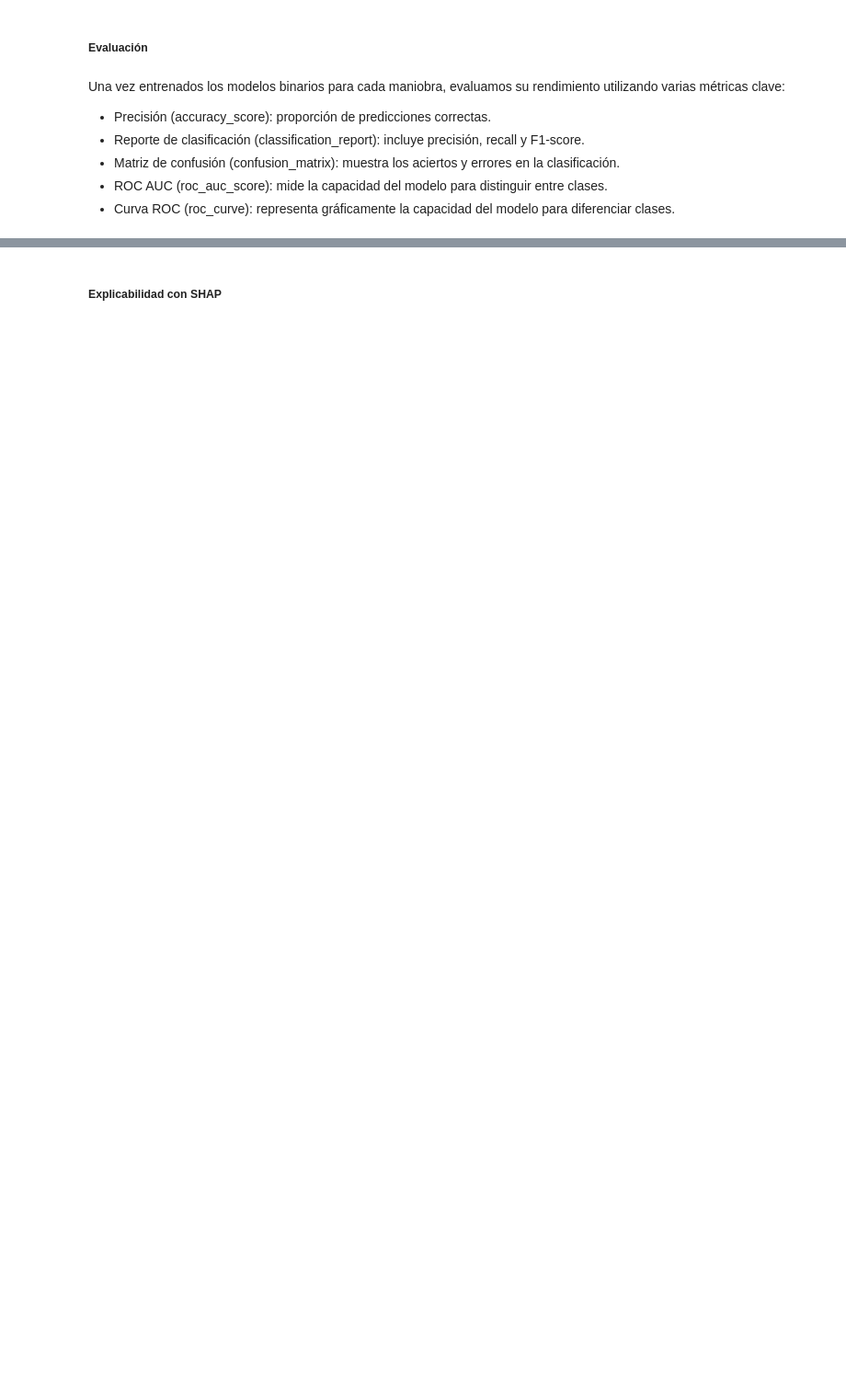
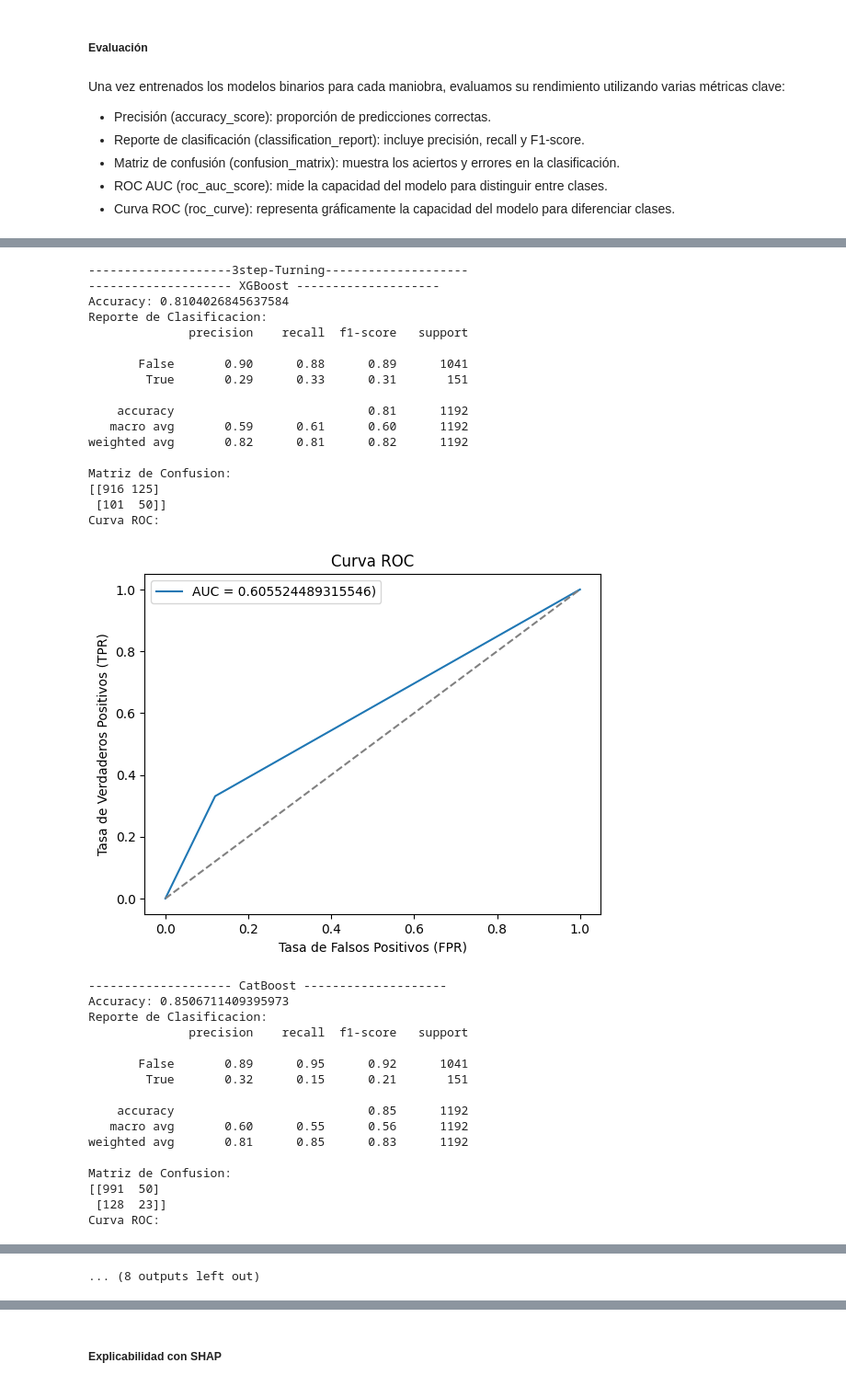
Before and after one commit to SYJUN107/Car-Maneuver-Predictor, a Jupyter notebook: main.ipynb, the cells around one changed output, grey strips where cells are left out. Shown at 92% size. Cells and saved outputs as stored; diff of their text form; code cells hidden in the pictures; blank space fills up the shorter version.

```diff
--- a/main.ipynb
+++ b/main.ipynb
@@ -406,5 +520,3 @@ Shrink model to first 44 iterations.
 ##### Predicciones
 # %% [markdown]
 Después de entrenar el modelo, utilizamos los datos de prueba para realizar predicciones y evaluar su rendimiento.
-# %%
-y_pred = model.predict(X_test_scaled)
@@ -575,4 +757,7 @@ X_train_flat_balanced_uturnings, y_train_flat_balanced_uturnings = smote.fit_res
 # %%
+cat_models = []
+y_cat = []
+
 # 3step-Turning
 model_3step = CatBoostClassifier(
     iterations=500,
@@ -583,7 +768,10 @@ model_3step = CatBoostClassifier(
     verbose=100,
     random_seed=42
 )
-model_3step.fit(X_train_flat_balanced_3step, y_train_flat_balanced_3step, eval_set=(X_test_scaled, y_test_flat_3step), early_stopping_rounds=50)
+model_3step.fit(X_train_balanced_3step, y_train_balanced_3step, eval_set=(X_test_scaled, y_test_flat_3step), early_stopping_rounds=50)
+
+cat_models.append(model_3step)
+y_cat.append(y_test_flat_3step)
 
 # Overtaking
 model_overtaking = CatBoostClassifier(
@@ -595,7 +783,10 @@ model_overtaking = CatBoostClassifier(
     verbose=100,
     random_seed=42
 )
-model_overtaking.fit(X_train_flat_balanced_overtaking, y_train_flat_balanced_overtaking, eval_set=(X_test_scaled, y_test_flat_overtaking), early_stopping_rounds=50)
+model_overtaking.fit(X_train_balanced_overtaking, y_train_balanced_overtaking, eval_set=(X_test_scaled, y_test_flat_overtaking), early_stopping_rounds=50)
+
+cat_models.append(model_overtaking)
+y_cat.append(y_test_flat_overtaking)
 
 # Stopping
 model_stopping = CatBoostClassifier(
@@ -607,7 +798,10 @@ model_stopping = CatBoostClassifier(
     verbose=100,
     random_seed=42
 )
-model_stopping.fit(X_train_flat_balanced_stopping, y_train_flat_balanced_stopping, eval_set=(X_test_scaled, y_test_flat_stopping), early_stopping_rounds=50)
+model_stopping.fit(X_train_balanced_stopping, y_train_balanced_stopping, eval_set=(X_test_scaled, y_test_flat_stopping), early_stopping_rounds=50)
+
+cat_models.append(model_stopping)
+y_cat.append(y_test_flat_stopping)
 
 # Turnings
 model_turnings = CatBoostClassifier(
@@ -619,7 +813,10 @@ model_turnings = CatBoostClassifier(
     verbose=100,
     random_seed=42
 )
-model_turnings.fit(X_train_flat_balanced_turnings, y_train_flat_balanced_turnings, eval_set=(X_test_scaled, y_test_flat_turnings), early_stopping_rounds=50)
+model_turnings.fit(X_train_balanced_turnings, y_train_balanced_turnings, eval_set=(X_test_scaled, y_test_flat_turnings), early_stopping_rounds=50)
+
+cat_models.append(model_turnings)
+y_cat.append(y_test_flat_turnings)
 
 # U-Turnings
 model_uturnings = CatBoostClassifier(
@@ -631,5 +828,8 @@ model_uturnings = CatBoostClassifier(
     verbose=100,
     random_seed=42
 )
-model_uturnings.fit(X_train_flat_balanced_uturnings, y_train_flat_balanced_uturnings, eval_set=(X_test_scaled, y_test_flat_uturnings), early_stopping_rounds=50)
+model_uturnings.fit(X_train_balanced_uturnings, y_train_balanced_uturnings, eval_set=(X_test_scaled, y_test_flat_uturnings), early_stopping_rounds=50)
+
+cat_models.append(model_uturnings)
+y_cat.append(y_test_flat_uturnings)
 # %% [output]
@@ -756,0 +863,46 @@ Curva ROC:
+# %%
+for idx in range(len(xgb_models)):
+    print("-" * 20 + y_xgb[idx].name + "-" * 20)
+
+    print("-" * 20, "XGBoost", "-" * 20)
+    y_pred = xgb_models[idx].predict(X_test_scaled)
+    get_accuracy(y_xgb[idx], y_pred)
+
+    print("-" * 20, "CatBoost", "-" * 20)
+    y_pred = cat_models[idx].predict(X_test_scaled)
+    get_accuracy(y_cat[idx], y_pred)
+# %% [output]
+--------------------3step-Turning--------------------
+-------------------- XGBoost --------------------
+Accuracy: 0.8104026845637584
+Reporte de Clasificacion:
+              precision    recall  f1-score   support
+
+       False       0.90      0.88      0.89      1041
+        True       0.29      0.33      0.31       151
+
+    accuracy                           0.81      1192
+   macro avg       0.59      0.61      0.60      1192
+weighted avg       0.82      0.81      0.82      1192
+
+Matriz de Confusion:
+[[916 125]
+ [101  50]]
+Curva ROC:
+[figure, added]
+-------------------- CatBoost --------------------
+Accuracy: 0.8506711409395973
+Reporte de Clasificacion:
+              precision    recall  f1-score   support
+
+       False       0.89      0.95      0.92      1041
+        True       0.32      0.15      0.21       151
+
+    accuracy                           0.85      1192
+   macro avg       0.60      0.55      0.56      1192
+weighted avg       0.81      0.85      0.83      1192
+
+Matriz de Confusion:
+[[991  50]
+ [128  23]]
+Curva ROC:
@@ -756,0 +980 @@ Curva ROC:
+... (8 outputs left out)
```
Also changed, not shown: parts of 72 cells of this notebook, 8 other files.
